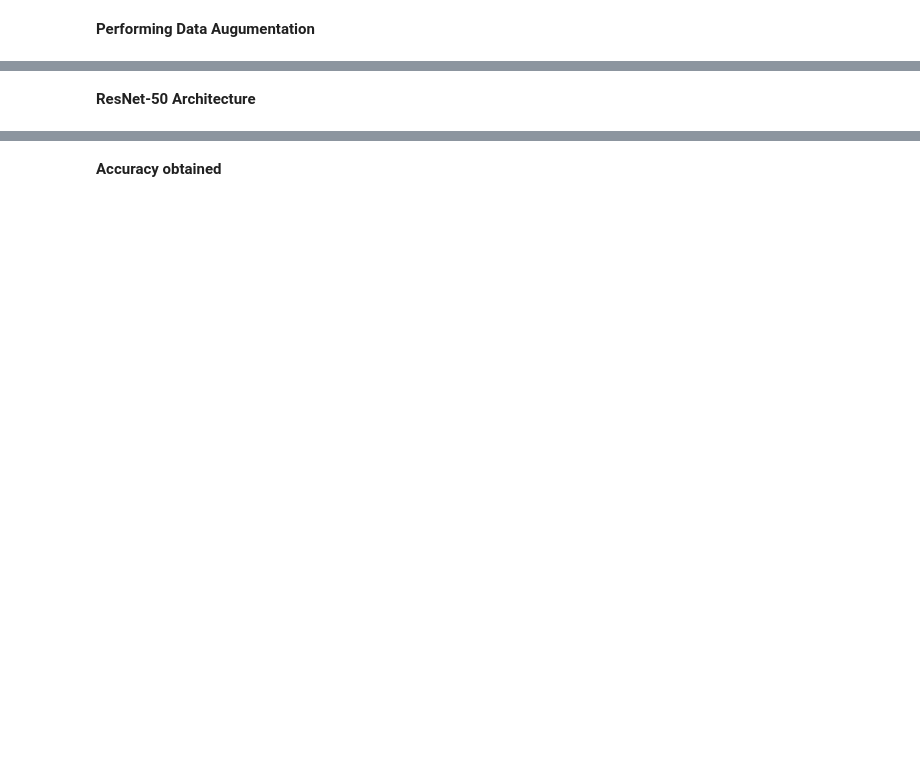
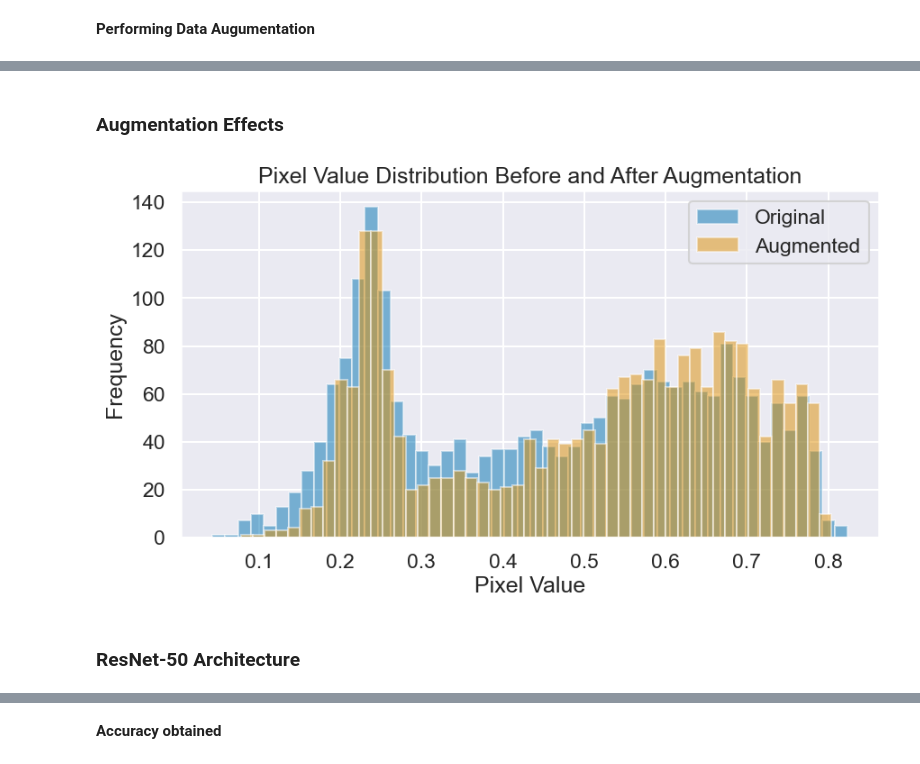
Before and after one commit to ehtisham-sadiq/Crowd-Emotion-Recognition, a Jupyter notebook: backend/Crowd-Emotion-Recognition.ipynb, the cells around one changed output, grey strips where cells are left out. Drawn from its saved outputs; the diff is of its cells as text; code cells hidden in the pictures; blank space fills up the shorter version.

```diff
--- a/backend/Crowd-Emotion-Recognition.ipynb
+++ b/backend/Crowd-Emotion-Recognition.ipynb
@@ -104,9 +163,24 @@ train_set_conv = train_DataGen.flow(x_train, x_trainlabel, batch_size=batch_size
+# %% [markdown]
+###  Augmentation Effects
+# %%
+plt.figure(figsize=(8, 5))
+original_pixels = x_train[0].flatten()
+augmented_pixels = train_DataGen.flow(x_train[0].reshape(1, 48, 48, 1)).__next__().flatten()
+plt.hist(original_pixels, bins=50, alpha=0.5, label='Original')
+plt.hist(augmented_pixels, bins=50, alpha=0.5, label='Augmented')
+plt.title('Pixel Value Distribution Before and After Augmentation')
+plt.xlabel('Pixel Value')
+plt.ylabel('Frequency')
+plt.legend()
+plt.show()
+# %% [output]
+[figure, added]
 # %%
 num_classes = 7 #angry, disgust, fear, happy, sad, surprise, neutral
 batch_size = 256
 epochs = 50
 # %% [markdown]
-**ResNet-50 Architecture**
+### **ResNet-50 Architecture**
 # %%
 def res_identity(x, filters):
     x_skip = x # skip connection
```
Also changed, not shown: parts of 49 cells of this notebook.
